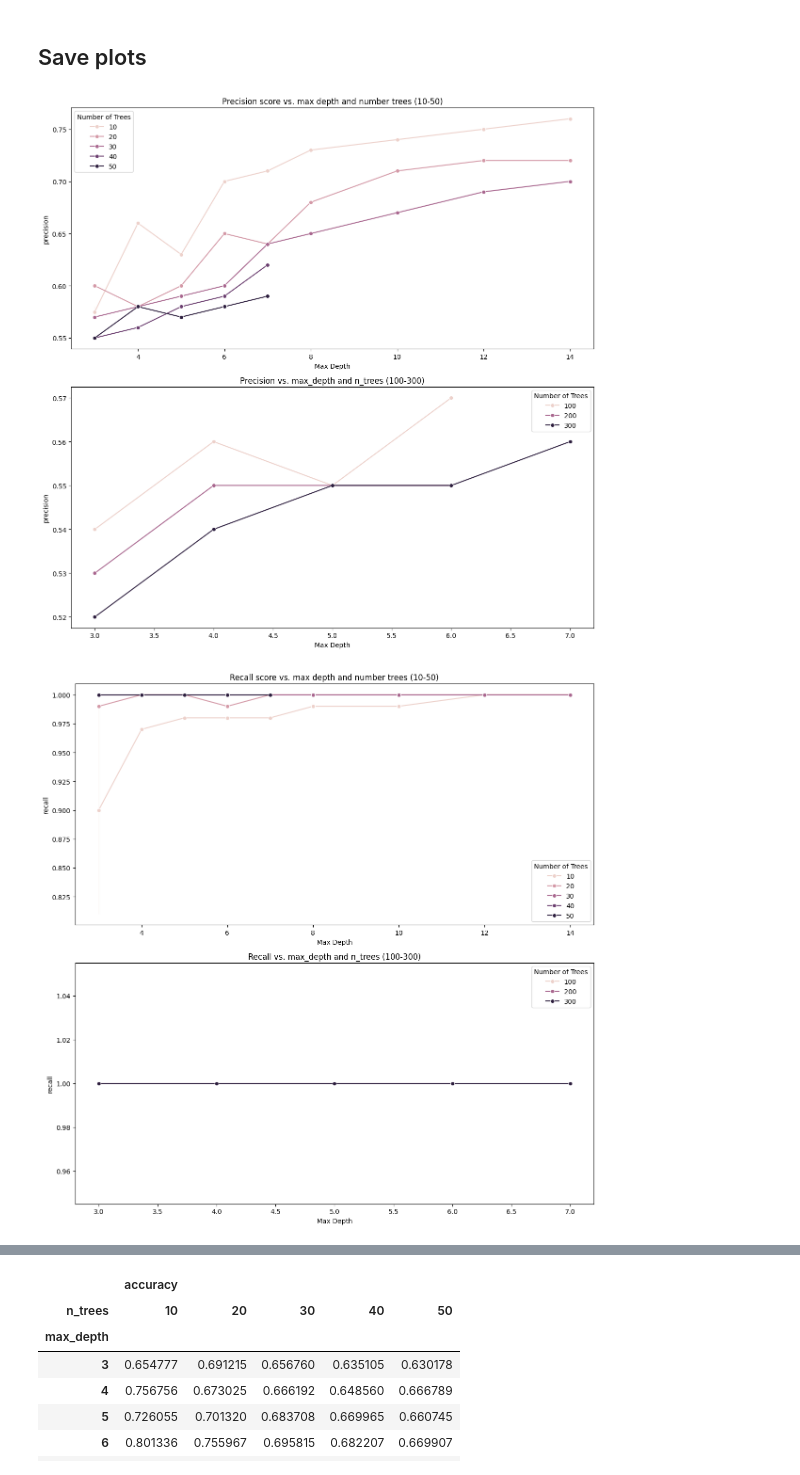
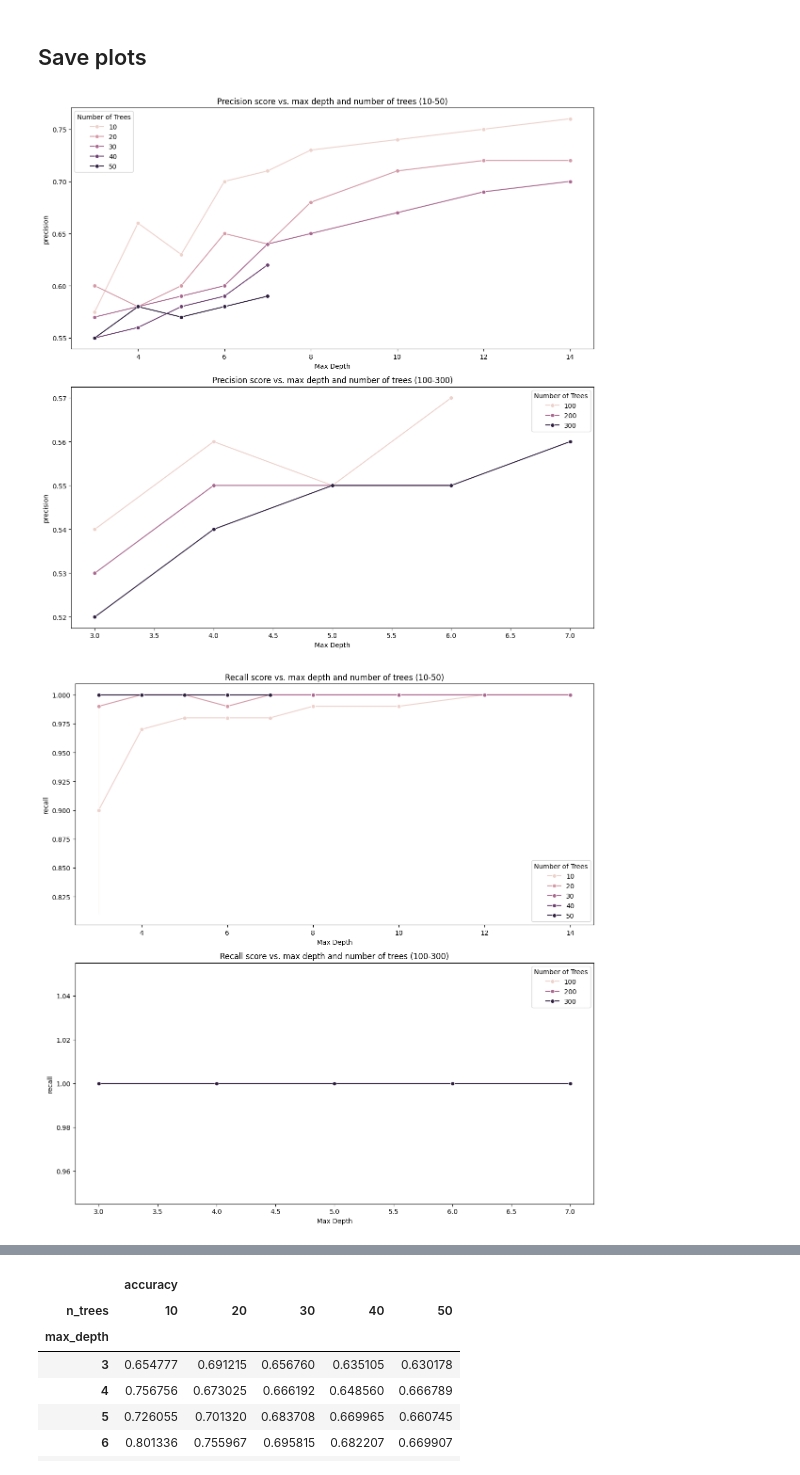
Before and after one commit to jmacuga/uma-random-forest, a Jupyter notebook: src/plot_results.ipynb, the cells around one changed output, grey strips where cells are left out. Drawn from its saved outputs; the diff is of its cells as text; code cells hidden in the pictures.

Commit message:
tournament plots

```diff
--- a/src/plot_results.ipynb
+++ b/src/plot_results.ipynb
@@ -13,24 +13,24 @@ big_forest = df[(df["n_trees"] >= 100) & (df["n_trees"] <= 500)].round(2)
 # %%
 scores = ["precision", "recall", "f1", "accuracy"]
 labels = ["Precision", "Recall", "F1", "Accuracy"]
 
 for score, label in zip(scores, labels):
     fig, axes = plt.subplots(2, 1, figsize=(12, 12))
 
     sns.lineplot(ax=axes[0], data=small_forest, x="max_depth", y=score, hue="n_trees", marker="o")
     axes[0].set_title(f"{label} score vs. max depth and number of trees (10-50)")
     axes[0].set_xlabel("Max Depth")
     axes[0].set_ylabel(score)
     axes[0].legend(title="Number of Trees")
 
     sns.lineplot(ax=axes[1], data=big_forest, x="max_depth", y=score, hue="n_trees", marker="o")
-    axes[1].set_title(f"{label} score vs.. max depth and number of trees (100-300)")
+    axes[1].set_title(f"{label} score vs. max depth and number of trees (100-300)")
     axes[1].set_xlabel("Max Depth")
     axes[1].set_ylabel(score)
     axes[1].legend(title="Number of Trees")
 
     plt.tight_layout()
     plt.savefig(f"../out/airline_cs/random_forest_classifier_{score}.png")
 # %% [output]
-[figure, old version]
+[figure, new version]
-[figure, old version]
+[figure, new version]
```
Also changed, not shown: parts of 4 cells of this notebook, 6 other files.
